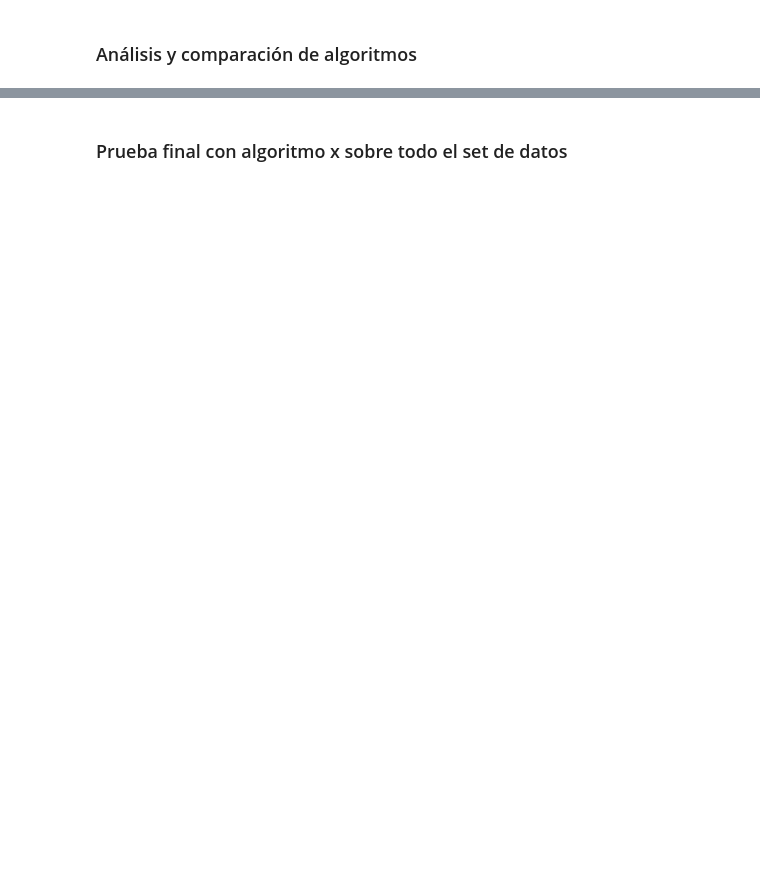
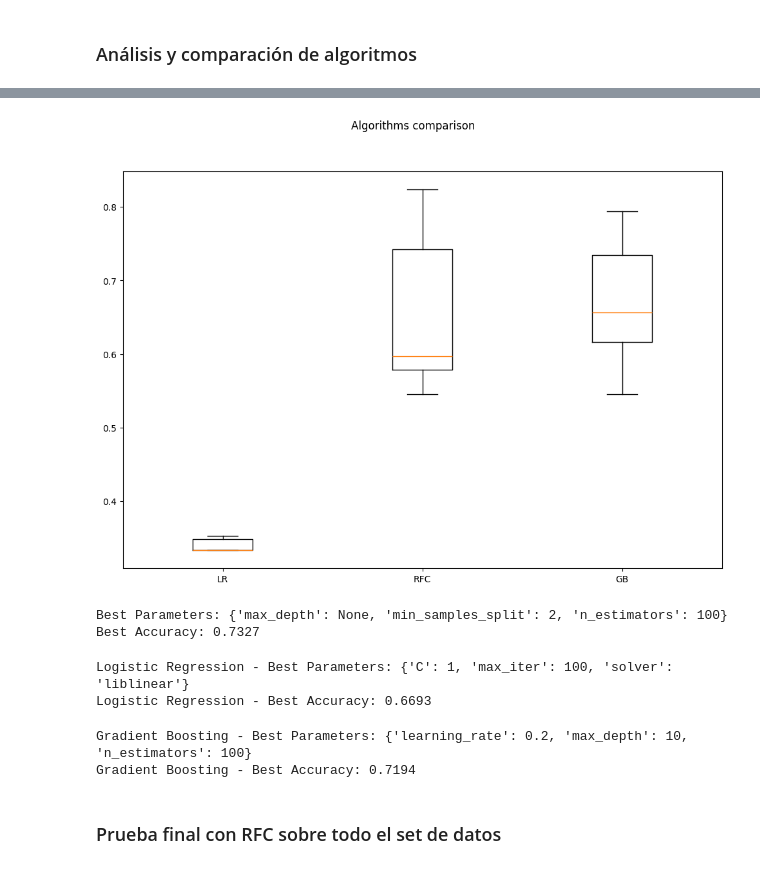
Before and after one commit to sva-alt/los-artificios-glass-dataset, a Jupyter notebook: glass.ipynb, the cells around one changed output, grey strips where cells are left out. Cells and saved outputs as stored; diff of their text form; code cells hidden in the pictures; blank space fills up the shorter version.

```diff
--- a/glass.ipynb
+++ b/glass.ipynb
@@ -282,2 +443,59 @@ Fe es menos asimétrica
+# %%
+results = [lr_cv_scores, rf_cv_scores, gb_cv_scores]
+labels = ["LR","RFC", "GB"]
+fig = plt.figure(figsize=(12,8))
+fig.suptitle("Algorithms comparison")
+ax = fig.add_subplot(1,1,1)
+plt.boxplot(results)
+ax.set_xticklabels(labels)
+plt.show()
+# %% [output]
+[figure, added]
+# %%
+param_grid = {
+    'n_estimators': [50, 100, 200],  # Number of trees
+    'max_depth': [None, 10, 20],     # Maximum depth of trees
+    'min_samples_split': [2, 5, 10]  # Minimum samples required to split a node
+}
+
+grid_search = GridSearchCV(RF_model, param_grid, cv=6, scoring='accuracy')
+grid_search.fit(X_train, y_train)
+
+# Best parameters and score
+print(f"Best Parameters: {grid_search.best_params_}")
+print(f"Best Accuracy: {grid_search.best_score_:.4f}")
+# %% [output]
+Best Parameters: {'max_depth': None, 'min_samples_split': 2, 'n_estimators': 100}
+Best Accuracy: 0.7327
+# %%
+param_grid_lr = {
+    'C': [0.01, 0.1, 1, 10],          # Regularization strength
+    'solver': ['liblinear', 'lbfgs'], # Optimization algorithm
+    'max_iter': [100, 500, 1000]      # Number of iterations
+}
+
+lr_grid_search = GridSearchCV(LogisticRegression(random_state=42), param_grid_lr, cv=6, scoring='accuracy')
+lr_grid_search.fit(X_train, y_train)
+
+print(f"Logistic Regression - Best Parameters: {lr_grid_search.best_params_}")
+print(f"Logistic Regression - Best Accuracy: {lr_grid_search.best_score_:.4f}")
+# %% [output]
+Logistic Regression - Best Parameters: {'C': 1, 'max_iter': 100, 'solver': 'liblinear'}
+Logistic Regression - Best Accuracy: 0.6693
+# %%
+param_grid_gb = {
+    'n_estimators': [50, 100, 200],       # Number of boosting stages
+    'learning_rate': [0.01, 0.1, 0.2],   # Step size shrinkage
+    'max_depth': [3, 5, 10]              # Maximum depth of individual estimators
+}
+
+gb_grid_search = GridSearchCV(GradientBoostingClassifier(random_state=42), param_grid_gb, cv=6, scoring='accuracy')
+gb_grid_search.fit(X_train, y_train)
+
+print(f"Gradient Boosting - Best Parameters: {gb_grid_search.best_params_}")
+print(f"Gradient Boosting - Best Accuracy: {gb_grid_search.best_score_:.4f}")
+# %% [output]
+Gradient Boosting - Best Parameters: {'learning_rate': 0.2, 'max_depth': 10, 'n_estimators': 100}
+Gradient Boosting - Best Accuracy: 0.7194
 # %% [markdown]
-### Prueba final con algoritmo x sobre todo el set de datos
+### Prueba final con RFC sobre todo el set de datos
```
Also changed, not shown: parts of 21 cells of this notebook.
